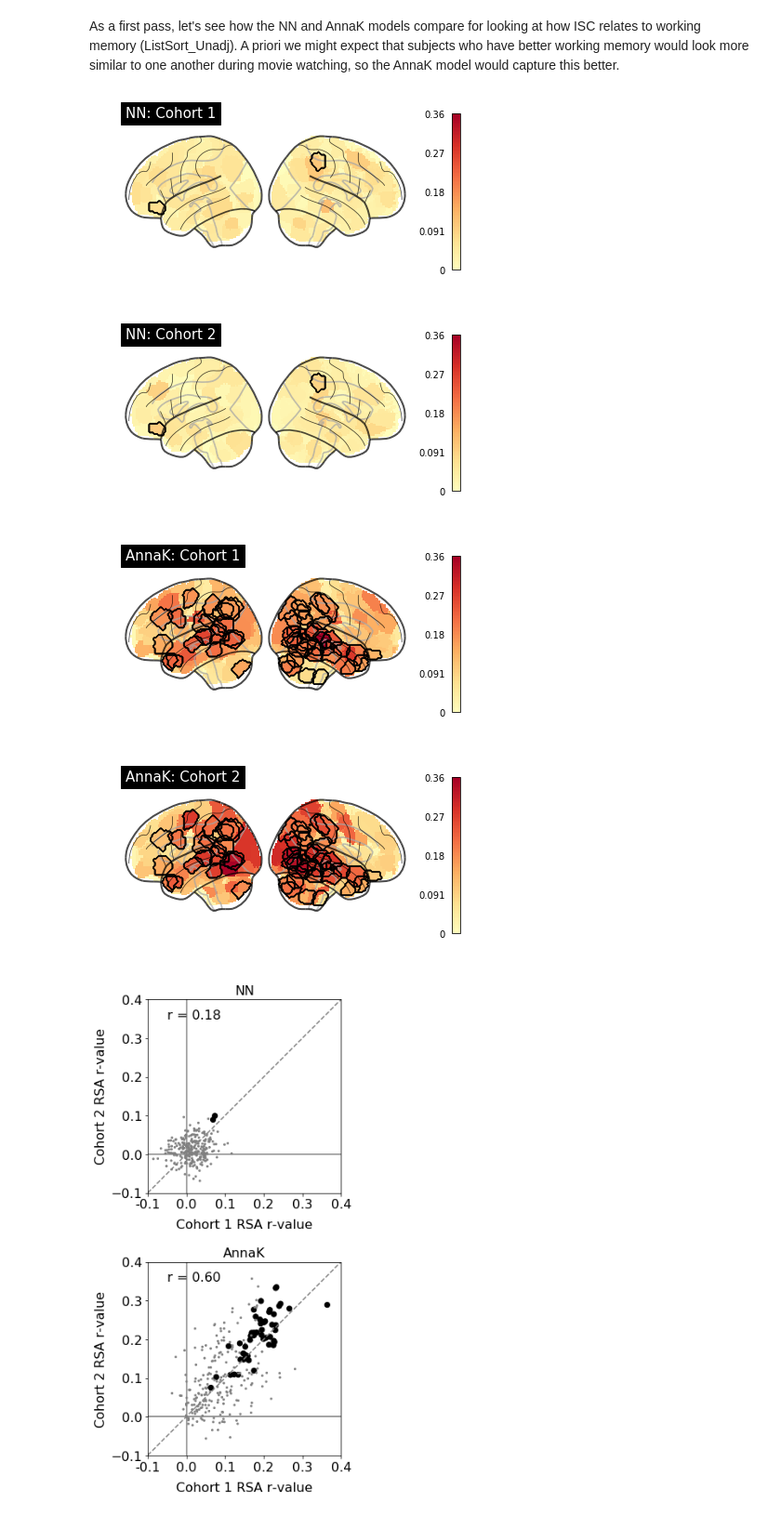
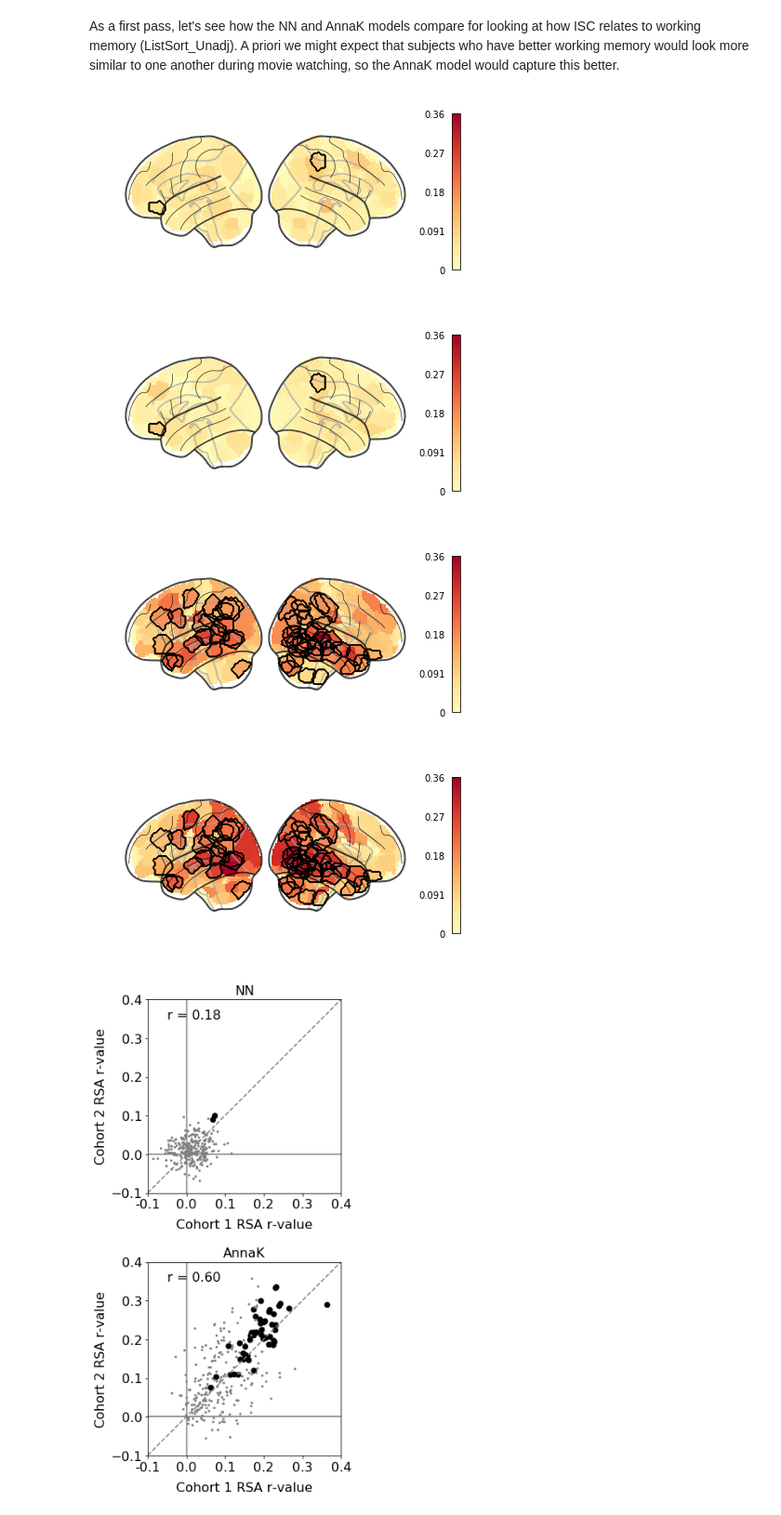
Before and after one commit to esfinn/intersubj_rsa, a Jupyter notebook: isRSA_HCP_demo.ipynb, the cells around one changed output. Shown at 93% size. Cells and saved outputs as stored; diff of their text form; code cells hidden in the pictures.

```diff
--- a/isRSA_HCP_demo.ipynb
+++ b/isRSA_HCP_demo.ipynb
@@ -661,12 +661,12 @@ alpha = 0.05
 
 results_dict = isrsa_wrapper(behav_name = behav_name, clip_name = clip_name, models = models, n_perms=n_perms)
 # %%
-glassbrain_wrapper(results_dict)
+glassbrain_wrapper(results_dict, titles=False, save=True)
 # %% [output]
-[figure, old version]
+[figure, new version]
-[figure, old version]
+[figure, new version]
-[figure, old version]
+[figure, new version]
-[figure, old version]
+[figure, new version]
 # %%
 scatterplot_wrapper(results_dict, save=True)
 # %% [output]
```
Also changed, not shown: parts of 4 cells of this notebook, 9 other files.
